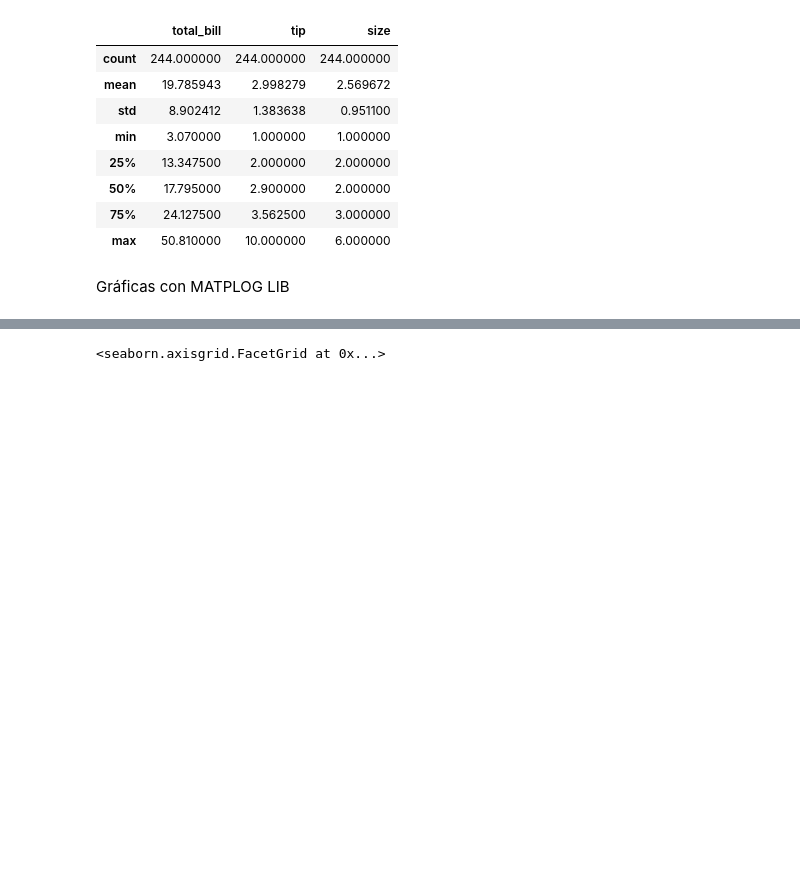
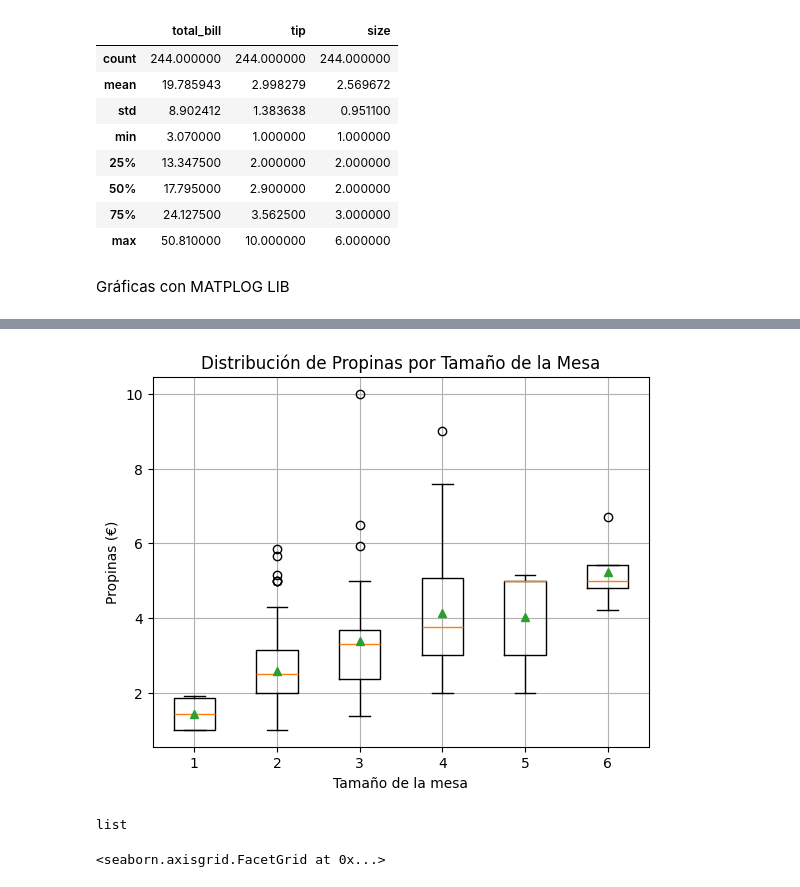
Before and after one commit to fjzamora93/Matlab_Seaborn_Scikit_TipTutorial, a Jupyter notebook: tips.ipynb, the cells around one changed output, grey strips where cells are left out. Drawn from its saved outputs; the diff is of its cells as text; code cells hidden in the pictures; blank space fills up the shorter version.

```diff
--- a/tips.ipynb
+++ b/tips.ipynb
@@ -96,2 +113,20 @@ plt.show()
+# %%
+# SINTAXIS DE UN LIST COMPREHENSION: [expression for item in list]
+
+tips_by_size = [df[df['size'] == size]['tip'] for size in sorted(df['size'].unique())]
+
+# Crear el gráfico de caja
+plt.boxplot(tips_by_size, showmeans=True)
+
+# Añadir etiquetas y título
+plt.xlabel('Tamaño de la mesa')
+plt.ylabel('Propinas (€)')
+plt.title('Distribución de Propinas por Tamaño de la Mesa')
+
+plt.grid()
+plt.show()
+# %% [output]
+[figure, added]
+list
 # %%
 #Llevar a cabo alguna visualización univariante y multivariante con Matplotlib y Seaborn.
```
Also changed, not shown: parts of 7 cells of this notebook, 5 other files.
